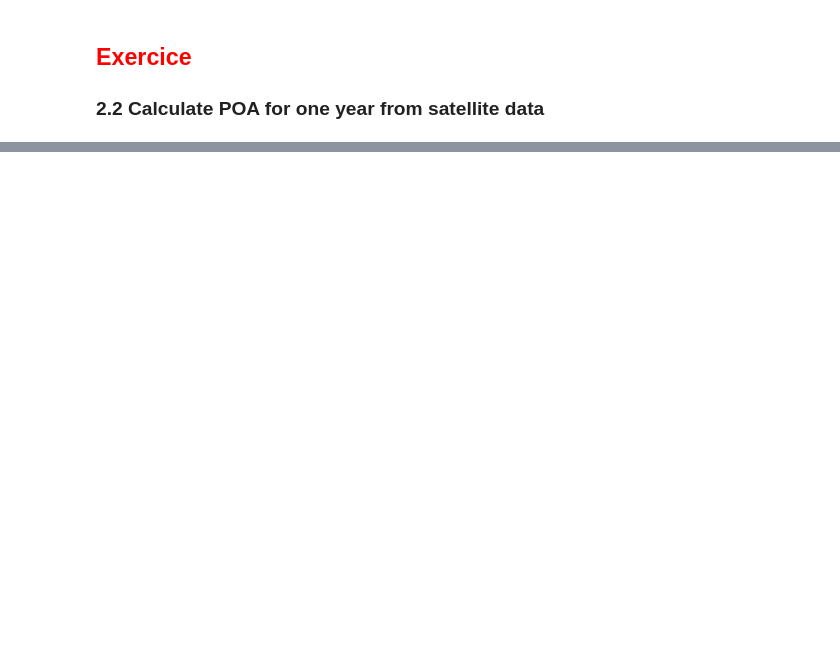
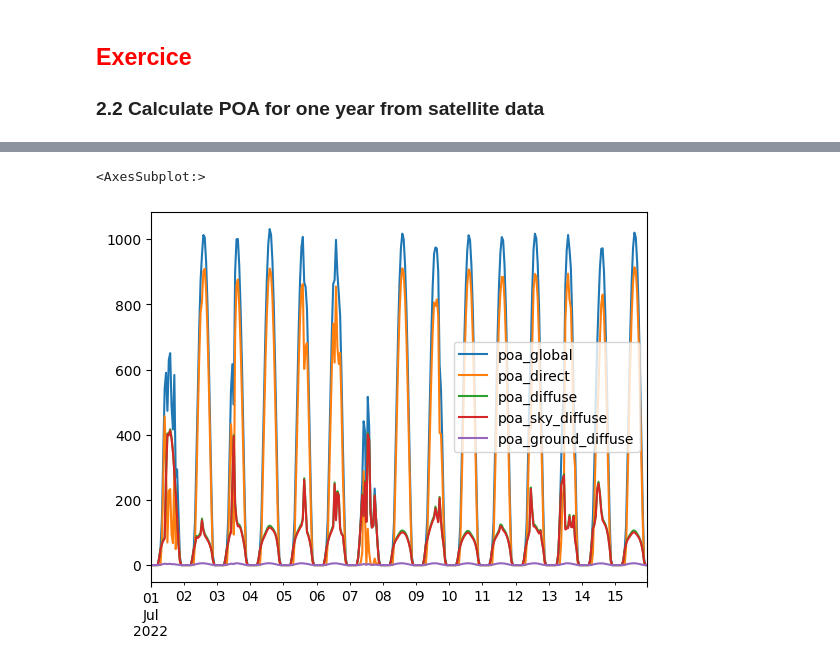
Before and after one commit to AlexandreHugoMathieu/pvfault_detection_solar_academy, a Jupyter notebook: notebooks/python_intro_poa.ipynb, the cells around one changed output, grey strips where cells are left out. Cells and saved outputs as stored; diff of their text form; code cells hidden in the pictures; blank space fills up the shorter version.

```diff
--- a/notebooks/python_intro_poa.ipynb
+++ b/notebooks/python_intro_poa.ipynb
@@ -226,6 +404,11 @@ cos_aoi =  # Complete here
 # %%
-# Fill below
-data = pd.DataFrame(columns=["poa_b", "poa_d"," poa_grd"])
-data["poa_b"] = #
-data["poa_d"] =
-data["poa_grd"] =
+# The lazy way with the pvlib package
+from pvlib.irradiance import get_total_irradiance
+
+# Notice it takes degrees as inputs
+data = get_total_irradiance(beta, azimuth, solar_position["zenith"], solar_position["azimuth"], weather_data["dni"], weather_data["ghi"], weather_data["dhi"], albedo=rho)
+
+data.loc["20220701":"20220715"].plot()
+# %% [output]
+<AxesSubplot:>
+[figure, added]
```
Also changed, not shown: parts of 28 cells of this notebook, 1 other file.
